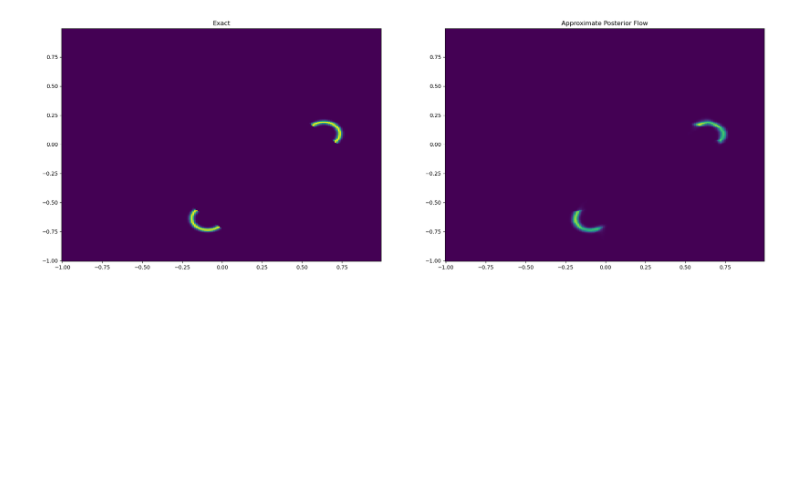
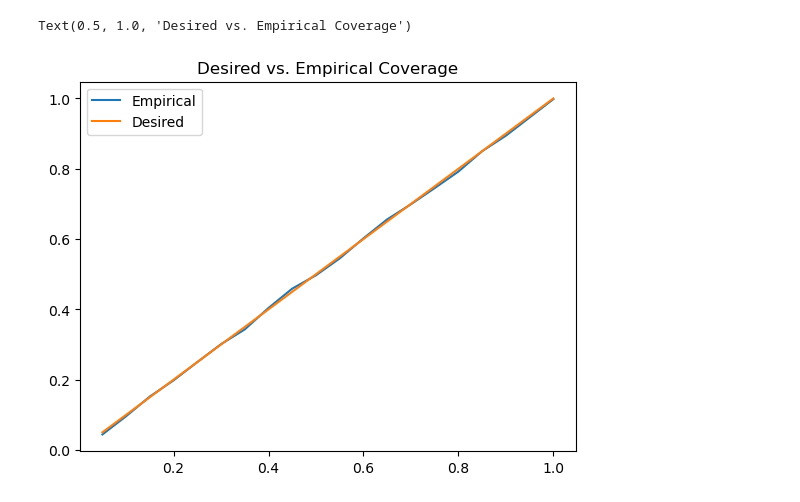
Before and after one commit to yashpatel5400/canvi, a Jupyter notebook: canvi/CANVI_TwoMoons.ipynb, the cells around one changed output. Saved outputs shown, nothing was run; the diff lists cells and outputs as text; code cells hidden in the pictures; blank space fills up the shorter version.

Commit message:
Coverage is looking beautiful

```diff
--- a/canvi/CANVI_TwoMoons.ipynb
+++ b/canvi/CANVI_TwoMoons.ipynb
@@ -394,4 +365,24 @@ True
-# %%
-plot(j=3, x=x, encoder=encoder, **kwargs)
-# %% [output]
-[figure, removed]
+# %%
+def assess_coverage(coverage_trials = 1000, num_coverage_pts = 20):
+    test_theta, test_x = generate_data(coverage_trials, return_theta=True)
+
+    empirical_coverages = np.zeros(num_coverage_pts)
+    desired_coverages = [(1 / num_coverage_pts) * (k + 1) for k in range(num_coverage_pts)]
+    quantiles = np.array([1 / np.quantile(cal_scores, q = coverage) for coverage in desired_coverages])
+
+    for j in range(coverage_trials):
+        true_lps = encoder.log_prob(test_theta[j].view(1,-1).to(device), test_x[j].view(1,-1).to(device)).detach()
+        true_prob = true_lps.cpu().exp().numpy()
+        empirical_coverages += true_prob > quantiles
+
+    return empirical_coverages / coverage_trials, desired_coverages
+# %%
+empirical_coverages, desired_coverages = assess_coverage()
+# %%
+plt.plot(desired_coverages, empirical_coverages, label="Empirical")
+plt.plot(desired_coverages, desired_coverages, label="Desired")
+plt.legend()
+plt.title("Desired vs. Empirical Coverage")
+# %% [output]
+Text(0.5, 1.0, 'Desired vs. Empirical Coverage')
+[figure, added]
```
Also changed, not shown: parts of 6 cells of this notebook.
